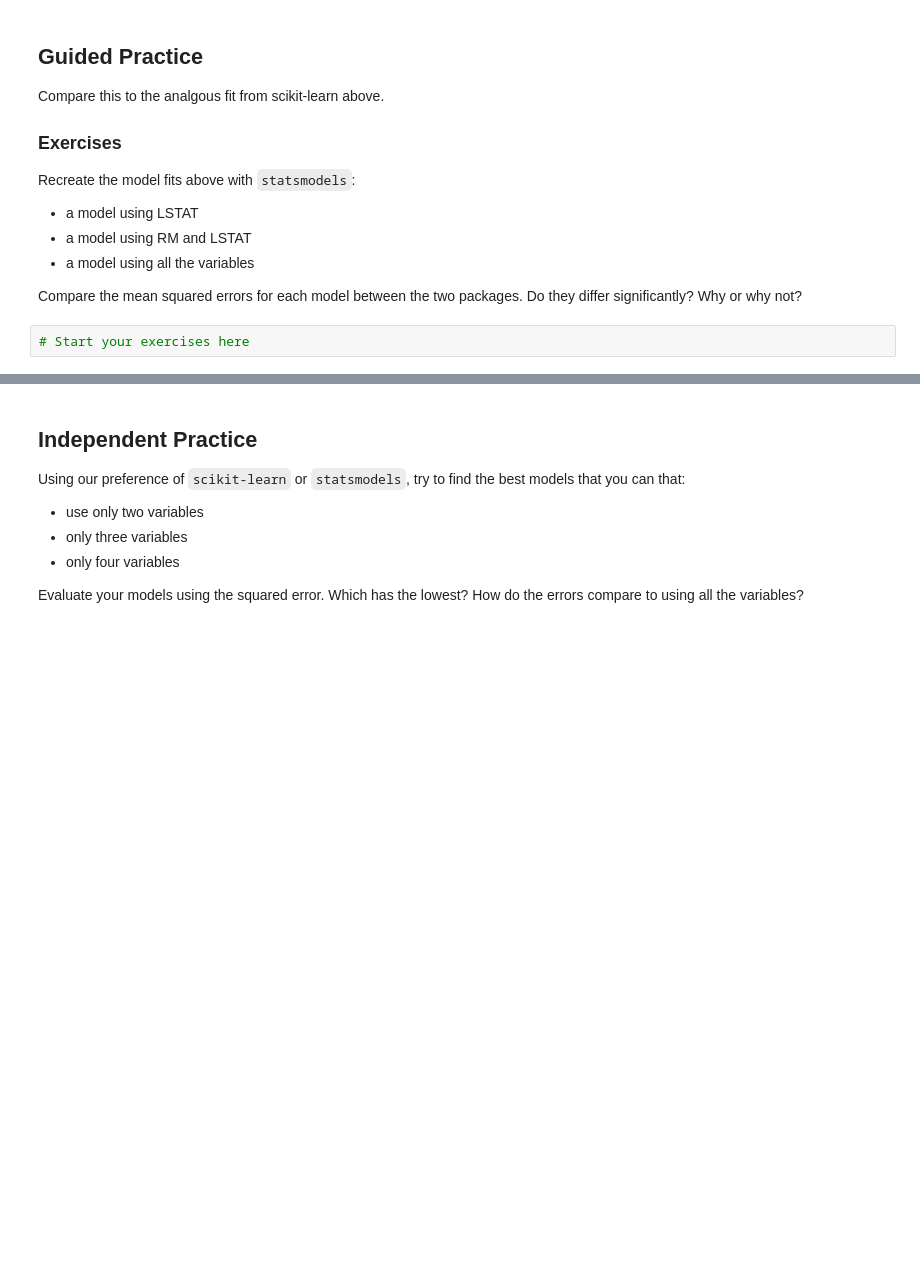
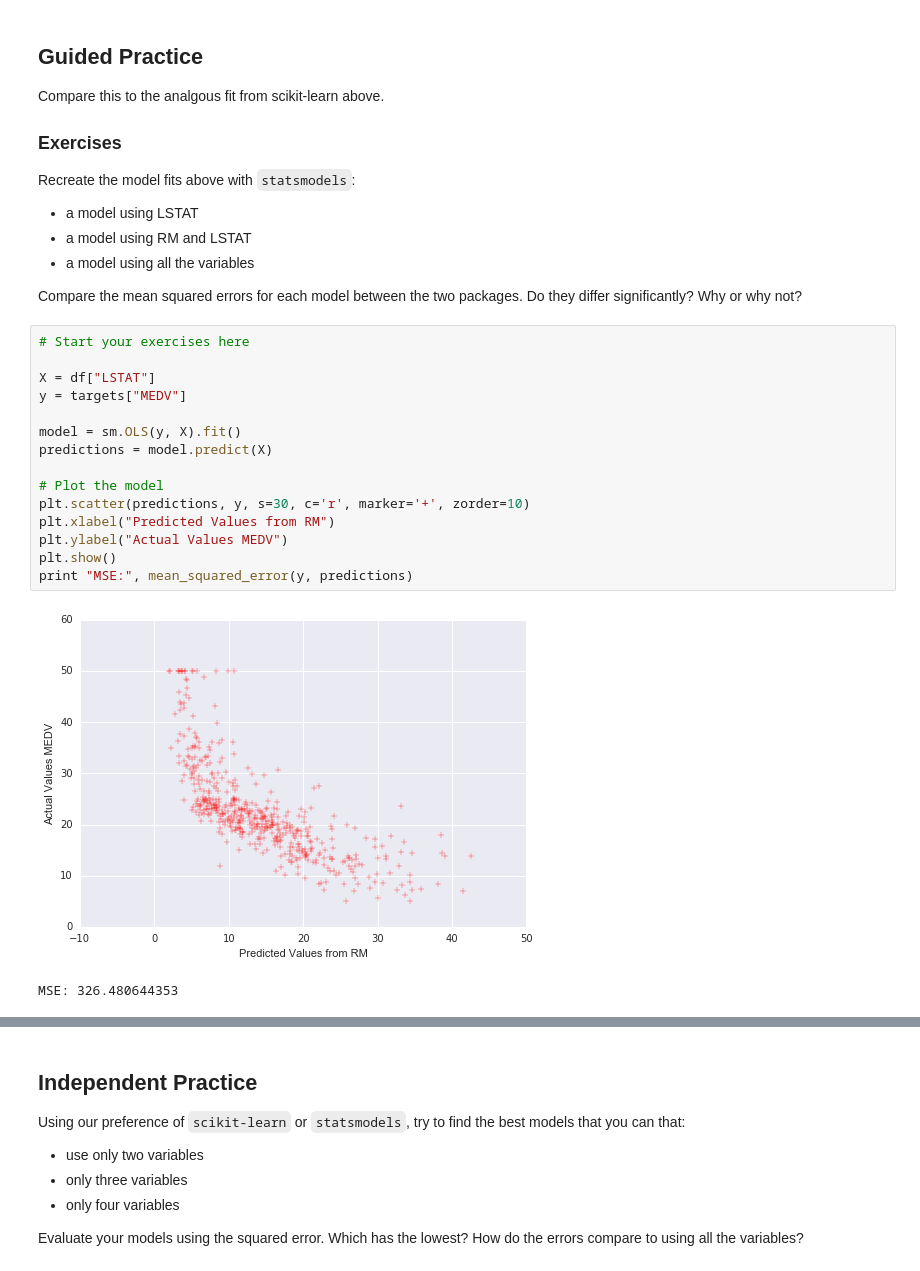
Before and after one commit to sambozek/DSI-SF-1-sebozek, a Jupyter notebook: Week3/1.3-linear-regression-with-statsmodels-and-scikit-learn/code/starter-code/W3 L1.3.ipynb, the cells around one changed output, grey strips where cells are left out. Drawn from its saved outputs; the diff is of its cells as text; blank space fills up the shorter version.

Commit message:
Start of W3D2

```diff
--- a/Week3/1.3-linear-regression-with-statsmodels-and-scikit-learn/code/starter-code/W3 L1.3.ipynb
+++ b/Week3/1.3-linear-regression-with-statsmodels-and-scikit-learn/code/starter-code/W3 L1.3.ipynb
@@ -186,5 +213,21 @@ Recreate the model fits above with `statsmodels`:
 * a model using all the variables
 
 Compare the mean squared errors for each model between the two packages. Do they differ significantly? Why or why not?
-# %%
-# Start your exercises here
+# %%
+# Start your exercises here
+
+X = df["LSTAT"]
+y = targets["MEDV"]
+
+model = sm.OLS(y, X).fit()
+predictions = model.predict(X)
+
+# Plot the model
+plt.scatter(predictions, y, s=30, c='r', marker='+', zorder=10)
+plt.xlabel("Predicted Values from RM")
+plt.ylabel("Actual Values MEDV")
+plt.show()
+print "MSE:", mean_squared_error(y, predictions)
+# %% [output]
+[figure, added]
+MSE: 326.480644353
```
Also changed, not shown: parts of 14 cells of this notebook, 2 other files.
